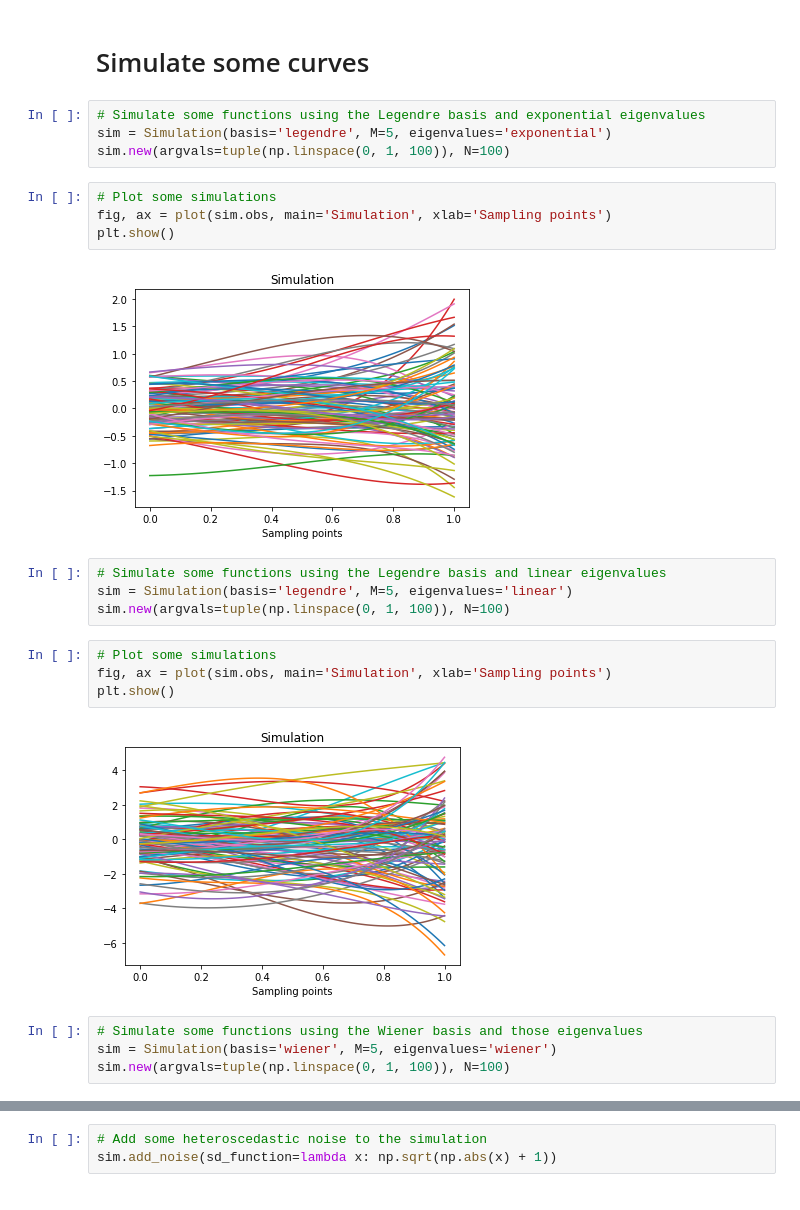
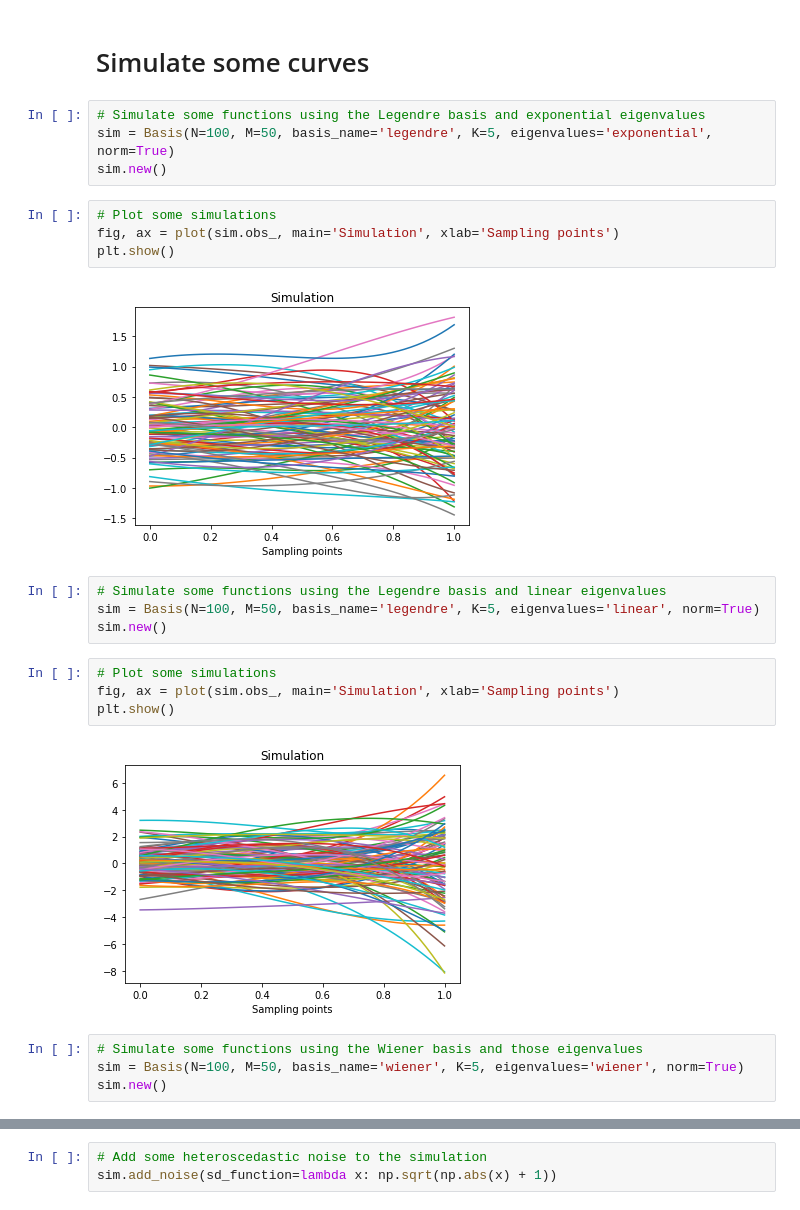
Before and after one commit to StevenGolovkine/FDApy, a Jupyter notebook: examples/simulation.ipynb, the cells around one changed output, grey strips where cells are left out. Cells and saved outputs as stored; diff of their text form.

Commit message:
Modify Simulation class

```diff
--- a/examples/simulation.ipynb
+++ b/examples/simulation.ipynb
@@ -46,27 +46,27 @@ plt.show()
 # Simulate some curves
 # %%
 # Simulate some functions using the Legendre basis and exponential eigenvalues
-sim = Simulation(basis='legendre', M=5, eigenvalues='exponential')
-sim.new(argvals=tuple(np.linspace(0, 1, 100)), N=100)
+sim = Basis(N=100, M=50, basis_name='legendre', K=5, eigenvalues='exponential', norm=True)
+sim.new()
 # %%
 # Plot some simulations
-fig, ax = plot(sim.obs, main='Simulation', xlab='Sampling points')
+fig, ax = plot(sim.obs_, main='Simulation', xlab='Sampling points')
 plt.show()
 # %% [output]
-[figure, old version]
+[figure, new version]
 # %%
 # Simulate some functions using the Legendre basis and linear eigenvalues
-sim = Simulation(basis='legendre', M=5, eigenvalues='linear')
-sim.new(argvals=tuple(np.linspace(0, 1, 100)), N=100)
+sim = Basis(N=100, M=50, basis_name='legendre', K=5, eigenvalues='linear', norm=True)
+sim.new()
 # %%
 # Plot some simulations
-fig, ax = plot(sim.obs, main='Simulation', xlab='Sampling points')
+fig, ax = plot(sim.obs_, main='Simulation', xlab='Sampling points')
 plt.show()
 # %% [output]
-[figure, old version]
+[figure, new version]
 # %%
 # Simulate some functions using the Wiener basis and those eigenvalues
-sim = Simulation(basis='wiener', M=5, eigenvalues='wiener')
-sim.new(argvals=tuple(np.linspace(0, 1, 100)), N=100)
+sim = Basis(N=100, M=50, basis_name='wiener', K=5, eigenvalues='wiener', norm=True)
+sim.new()
 # %%
 # Plot some simulations
```
Also changed, not shown: parts of 22 cells of this notebook, 1 other file.
